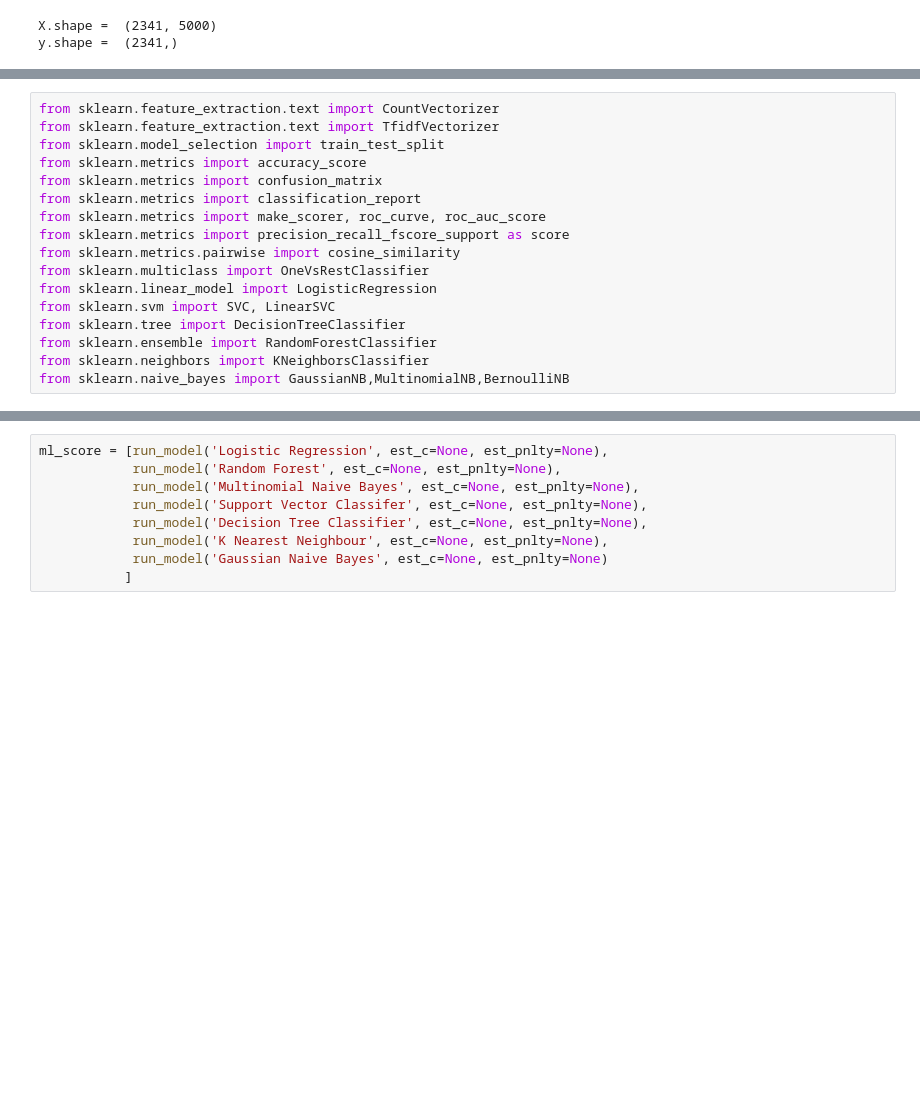
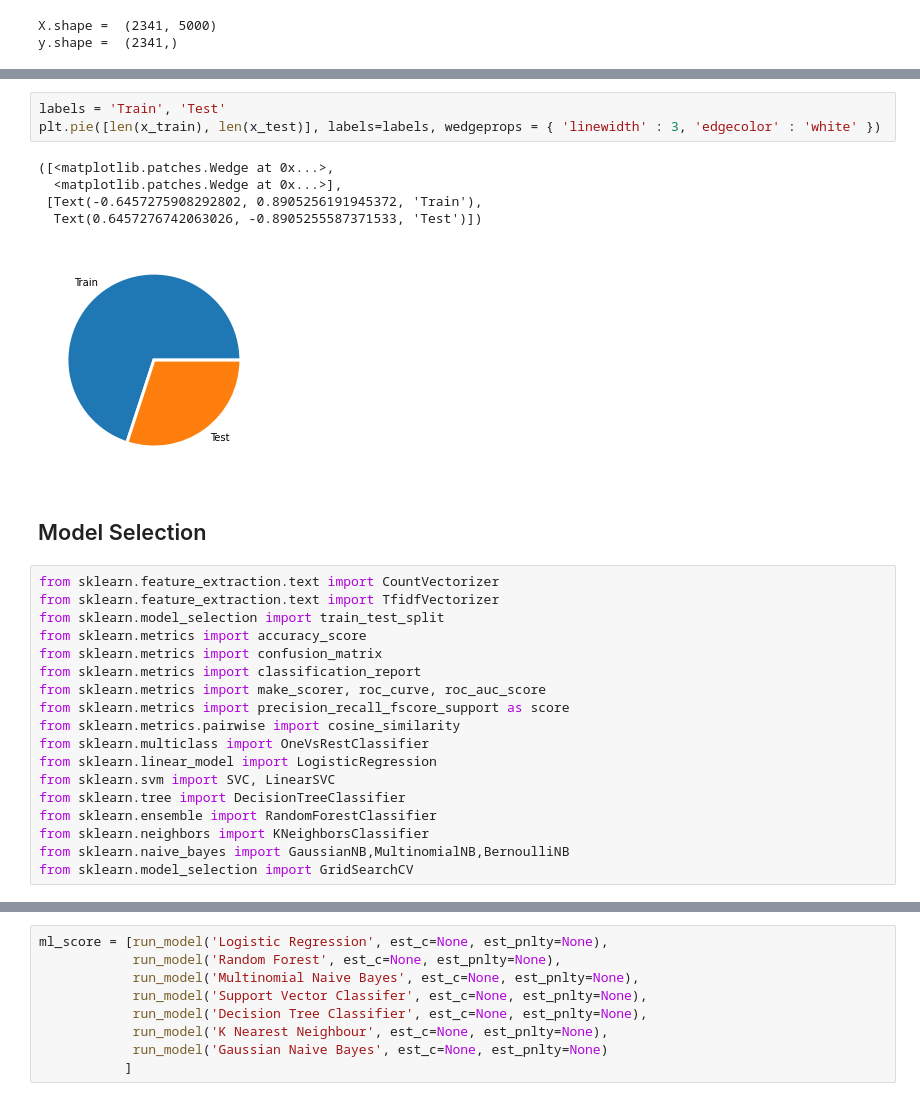
Before and after one commit to MEOW119X/Automated-News-Categorizer, a Jupyter notebook: notebook/MACHINE LEARNING.ipynb, the cells around one changed output, grey strips where cells are left out. Saved outputs shown, nothing was run; the diff lists cells and outputs as text; blank space fills up the shorter version.

```diff
--- a/notebook/MACHINE LEARNING.ipynb
+++ b/notebook/MACHINE LEARNING.ipynb
@@ -71,3 +70,14 @@ perform_list = []
+# %%
+labels = 'Train', 'Test'
+plt.pie([len(x_train), len(x_test)], labels=labels, wedgeprops = { 'linewidth' : 3, 'edgecolor' : 'white' })
+# %% [output]
+([<matplotlib.patches.Wedge at 0x...>,
+  <matplotlib.patches.Wedge at 0x...>],
+ [Text(-0.6457275908292802, 0.8905256191945372, 'Train'),
+  Text(0.6457276742063026, -0.8905255587371533, 'Test')])
+[figure, added]
+# %% [markdown]
+## Model Selection
 # %%
 from sklearn.feature_extraction.text import CountVectorizer
 from sklearn.feature_extraction.text import TfidfVectorizer
@@ -85,6 +95,7 @@ from sklearn.tree import DecisionTreeClassifier
 from sklearn.ensemble import RandomForestClassifier
 from sklearn.neighbors import KNeighborsClassifier
 from sklearn.naive_bayes import GaussianNB,MultinomialNB,BernoulliNB
+from sklearn.model_selection import GridSearchCV
 # %%
 def run_model(model_name, est_c, est_pnlty):
     mdl=''
```
Also changed, not shown: parts of 31 cells of this notebook, 7 other files.
